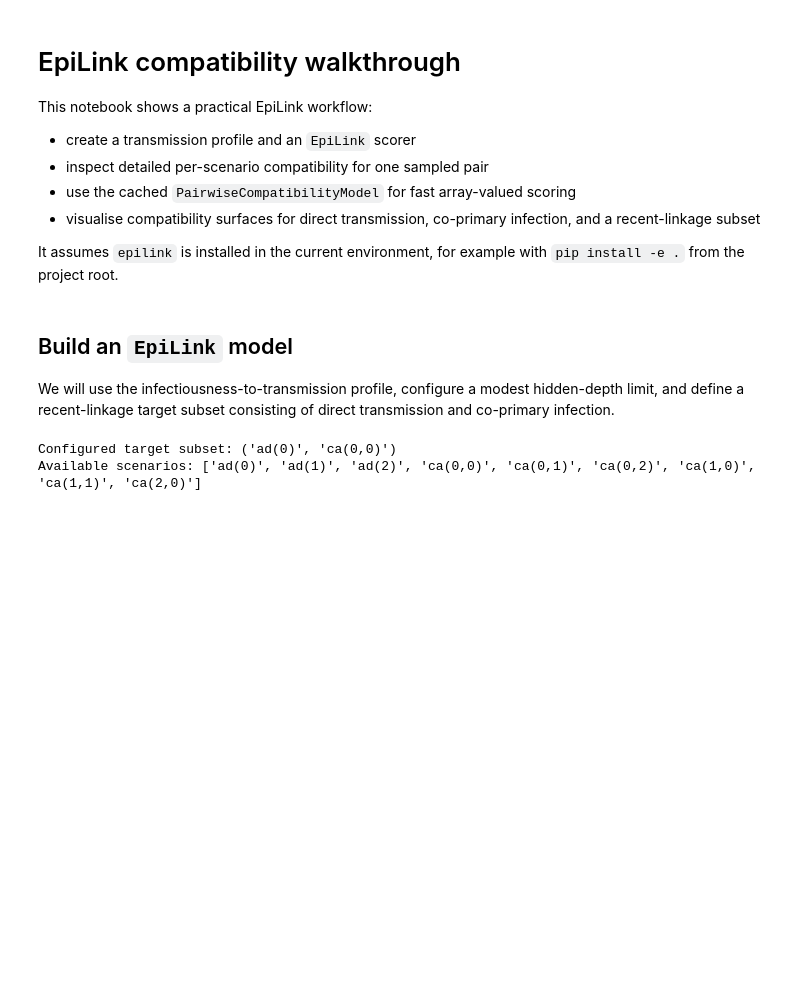
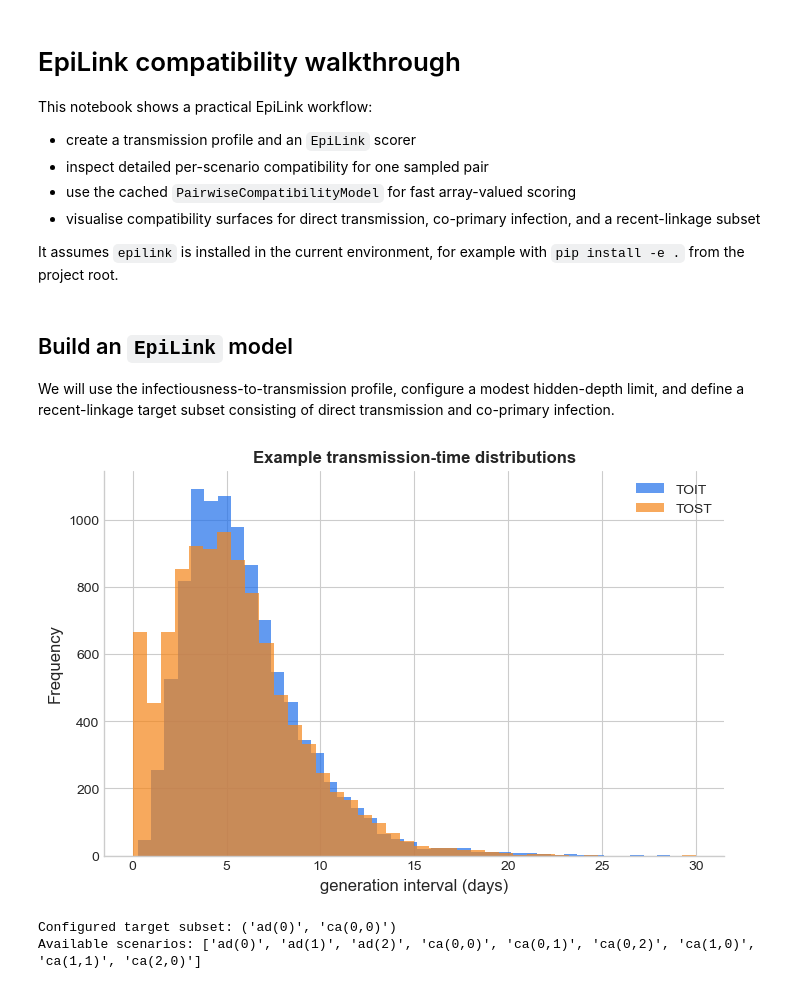
Before and after one commit to ydnkka/epilink, a Jupyter notebook: docs/epilink_compatibility_walkthrough.ipynb, the cells around one changed output. Cells and saved outputs as stored; diff of their text form; code cells hidden in the pictures; blank space fills up the shorter version.

```diff
--- a/docs/epilink_compatibility_walkthrough.ipynb
+++ b/docs/epilink_compatibility_walkthrough.ipynb
@@ -32,5 +37,18 @@ rng_seed = 2026
 ## Build an `EpiLink` model
 
 We will use the infectiousness-to-transmission profile, configure a modest hidden-depth limit, and define a recent-linkage target subset consisting of direct transmission and co-primary infection.
+# %%
+toit = InfectiousnessToTransmission(rng_seed=rng_seed)
+tost = SymptomOnsetToTransmission(rng_seed=rng_seed)
+
+plt.hist(toit.sample_generation_intervals(10000), bins=40, color="#1f6feb", alpha=0.7, edgecolor="none")
+plt.hist(tost.sample_generation_intervals(10000), bins=40, color="#f58518", alpha=0.7, edgecolor="none")
+plt.legend(["TOIT", "TOST"])
+plt.title("Example transmission-time distributions")
+plt.xlabel("generation interval (days)")
+plt.ylabel("Frequency")
+plt.show()
+# %% [output]
+[figure, added]
 # %%
 parameters = NaturalHistoryParameters()
```
Also changed, not shown: parts of 5 cells of this notebook, 32 other files.
